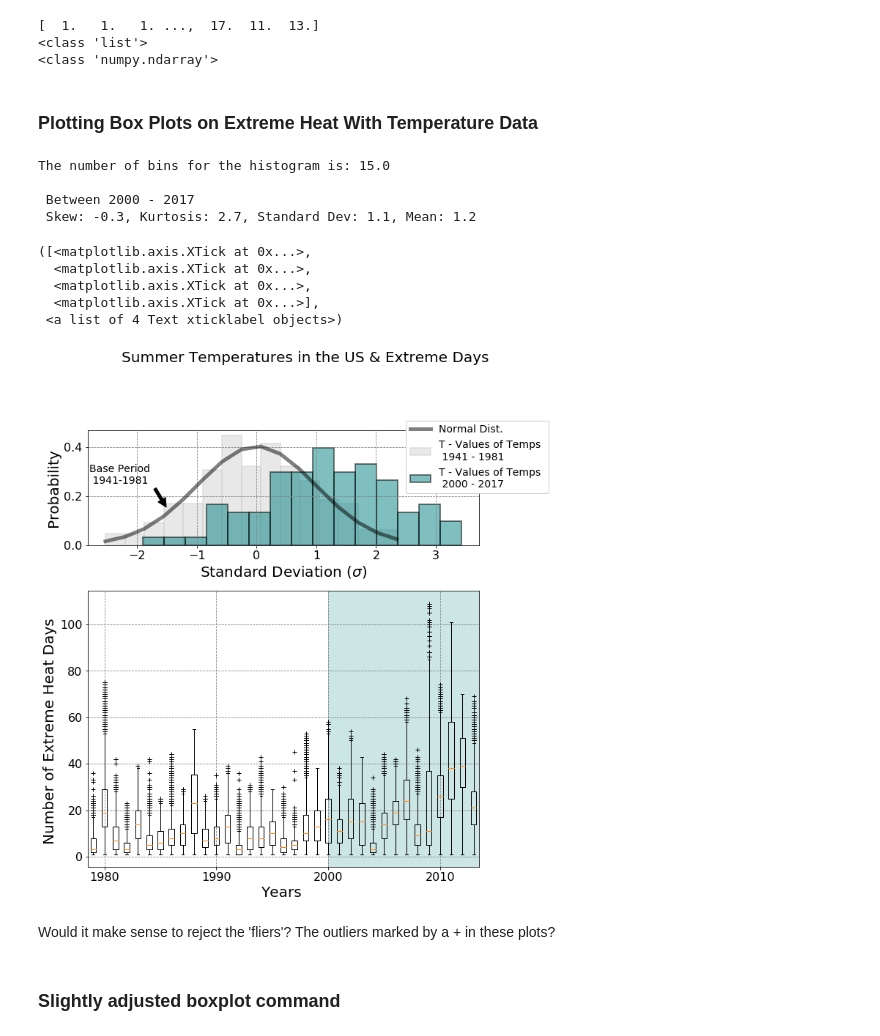
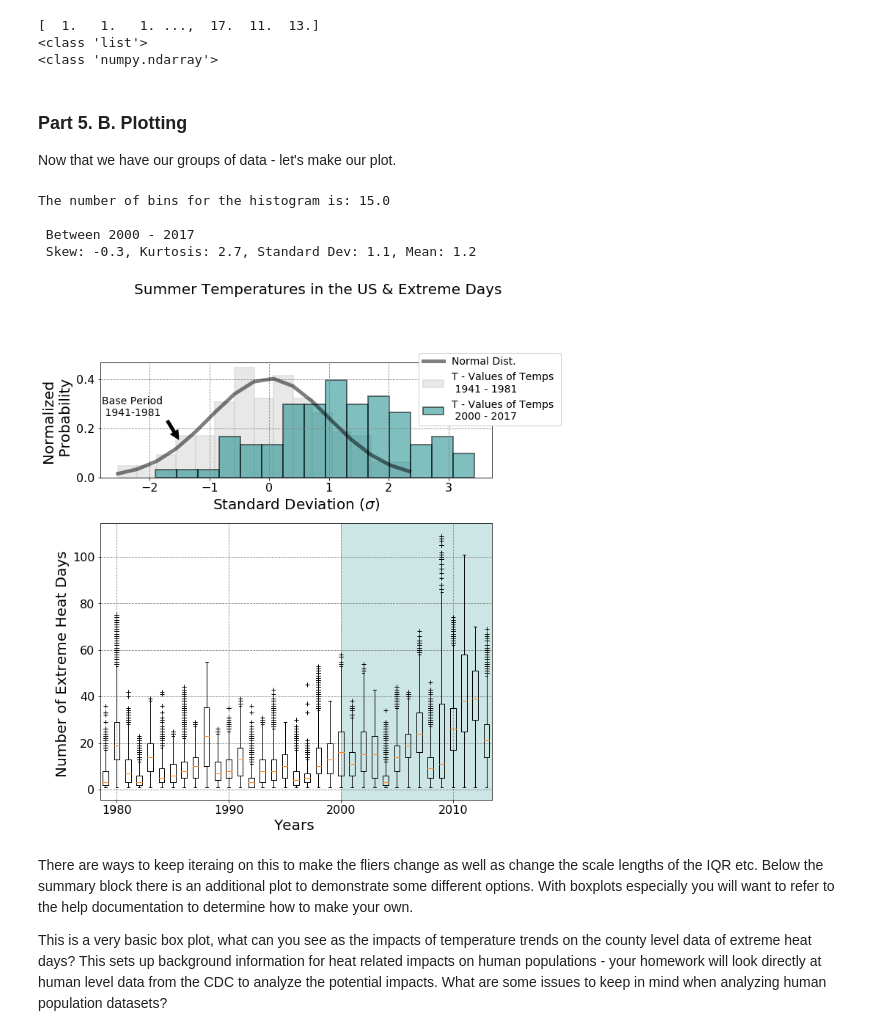
Before and after one commit to abbyazari/data_vis_statistics_geosciences, a Jupyter notebook: Lab5/Lab5_NormalsTempsHealthImpacts.ipynb, the cells around one changed output. Saved outputs shown, nothing was run; the diff lists cells and outputs as text; code cells hidden in the pictures.

```diff
--- a/Lab5/Lab5_NormalsTempsHealthImpacts.ipynb
+++ b/Lab5/Lab5_NormalsTempsHealthImpacts.ipynb
@@ -1079,6 +1218,5 @@ I like my plots to be pretty specific however. So we will also learn the more "m
 # %%
-groups = healthImpactUS.groupby(['Year'],
-                as_index=False)
+groups = healthImpactUS.groupby(['Year'], as_index=False)
 
 #if you want to iterate over a groupby object
 for name, group in groups:
@@ -1135,8 +1275,10 @@ print(type(boxPlotData[0]))
 [  1.   1.   1. ...,  17.  11.  13.]
 <class 'list'>
 <class 'numpy.ndarray'>
-# %% [markdown]
-### Plotting Box Plots on Extreme Heat With Temperature Data
+# %% [markdown]
+### Part 5. B. Plotting
+
+Now that we have our groups of data - let's make our plot.
 # %%
 ### Plotting Recent -
 
@@ -1164,24 +1306,24 @@ sampleSize = len(temperVarUS.loc[indSummer, :])
 numBins = np.ceil(np.sqrt(sampleSize))
 print("The number of bins for the histogram is: {}".format(numBins))
 
-#values is first entry, followed by number of bins, normed is the
+#values is first entry, followed by number of bins, density is the
 #normalization factor, ie normalize to 1.
 
 
 
 #edgecolor and linewidth set up the bin edges
-n, bins, patches = ax1.hist(temperVarUS.loc[indSummer, 'T_Values'], int(numBins),
-         normed = 1, facecolor = '#d3d3d3', edgecolor="#d3d3d3",
+n, bins, patches = ax1.hist(temperVarUS.loc[indSummer, 'T_Values'], bins = int(numBins),
+         density = 1, facecolor = '#d3d3d3', edgecolor="#d3d3d3",
          alpha = 0.5, linewidth = 2.0,
          label = 'T - Values of Temps \n {:%Y} - {:%Y}'.format(
          startDate, endDate))
 
 #plot of adjusted normal - command is x valyes, then mean, then stdDev.
-ax1.plot(bins, norm.pdf(bins, np.mean(temperVarUS.loc[indSummer, 'T_Values']),
-                        np.std(temperVarUS.loc[indSummer, 'T_Values'], ddof = 1)),
-                         color = 'k', alpha = 0.5,
+yYalues = norm.pdf(bins, np.mean(temperVarUS.loc[indSummer, 'T_Values']),
+                        np.std(temperVarUS.loc[indSummer, 'T_Values'], ddof = 1))
+
+ax1.plot(bins, yYalues, color = 'k', alpha = 0.5,
                          linewidth = 5.0, label = 'Normal Dist.')
-
 
 
 startDateRecent = dt.datetime(2000, 1, 1)
@@ -1189,15 +1331,12 @@ endDateRecent   = dt.datetime(2017, 1, 1)
 
 indRecent= ((temperVarUS.index >= startDateRecent) &
              (temperVarUS.index <= endDateRecent) &
-            ( (temperVarUS.index.month == 5) |
-              (temperVarUS.index.month == 6) |
-              (temperVarUS.index.month == 7) |
-              (temperVarUS.index.month == 8) |
-              (temperVarUS.index.month == 9)) )
+             (temperVarUS.index.month >= 5) &
+             (temperVarUS.index.month <= 9))
 
 
 ax1.hist(temperVarUS.loc[indRecent, 'T_Values'], int(numBins),
-         normed = 1, facecolor = '#008080', edgecolor="k",
+         density = 1, facecolor = '#008080', edgecolor="k",
          alpha = 0.5, linewidth = 2.0,
          label = 'T - Values of Temps \n {:%Y} - {:%Y}'.format(
          startDateRecent, endDateRecent))
@@ -1209,7 +1348,7 @@ ax1.grid(color='gray', linestyle='dashed')
 
 #labels
 ax1.set_xlabel('Standard Deviation ($\sigma$)', fontsize = 20)
-ax1.set_ylabel('Probability', fontsize = 20)
+ax1.set_ylabel('Normalized \n Probability', fontsize = 20)
 #large ticks
 
 ax1.tick_params(labelsize = 16)
@@ -1236,41 +1375,36 @@ leg.get_frame().set_alpha(1.0)
 #-------------------------------------------
 
 #box plot is pretty picky with data formats
 
 ####START BOX PLOT
 pos = healthImpactUS.Year.unique()
 
 
 #python chooses the shikerse to default to the point of Q3 (upper edge of box)
 #+ whisker lenghth * InterQuartile Range - you can set this to be
 #something other than 1.5 which is default with whis = 1.5
 ax2.boxplot(boxPlotData, sym='k+', positions = pos)
 
 #shade in the region that corresponds with the temp data
 ax2.axvspan(startDateRecent.year, endDateRecent.year,
             alpha = 0.2, color ='#008080')
 
 ax2.grid(color='gray', linestyle='dashed')
 ax2.tick_params(labelsize = 16)
 
 ax2.set_ylabel('Number of Extreme Heat Days ', fontsize = 20)
 ax2.set_xlabel('Years ', fontsize = 20)
 
 #the boxplot has odd behaivor around xticks - this is another
 #way outside of mulitple locator to handle tick marks
-plt.xticks([1980, 1990, 2000, 2010], ['1980', '1990', '2000', '2010'])
+plt.xticks([1980, 1990, 2000, 2010], ['1980', '1990', '2000', '2010']);
 # %% [output]
 The number of bins for the histogram is: 15.0
 
  Between 2000 - 2017
  Skew: -0.3, Kurtosis: 2.7, Standard Dev: 1.1, Mean: 1.2
-([<matplotlib.axis.XTick at 0x...>,
-  <matplotlib.axis.XTick at 0x...>,
-  <matplotlib.axis.XTick at 0x...>,
-  <matplotlib.axis.XTick at 0x...>],
- <a list of 4 Text xticklabel objects>)
-[figure, old version]
+[figure, new version]
-# %% [markdown]
-Would it make sense to reject the 'fliers'? The outliers marked by a + in these plots?
-# %% [markdown]
-### Slightly adjusted boxplot command
+# %% [markdown]
+There are ways to keep iteraing on this to make the fliers change as well as change the scale lengths of the IQR etc. Below the summary block there is an additional plot to demonstrate some different options. With boxplots especially you will want to refer to the help documentation to determine how to make your own.
+
+This is a very basic box plot, what can you see as the impacts of temperature trends on the county level data of extreme heat days? This sets up background information for heat related impacts on human populations - your homework will look directly at human level data from the CDC to analyze the potential impacts. What are some issues to keep in mind when analyzing human population datasets?
```
Also changed, not shown: parts of 105 cells of this notebook.
